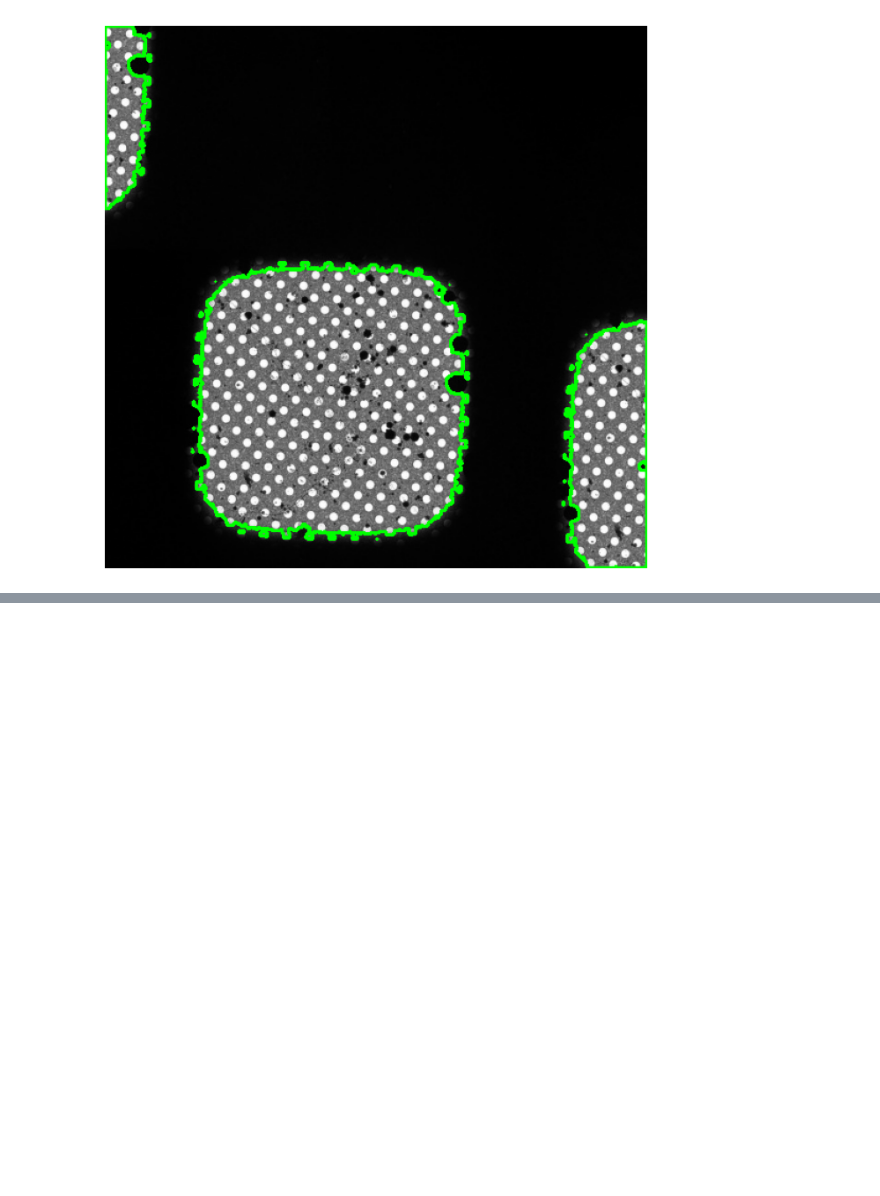
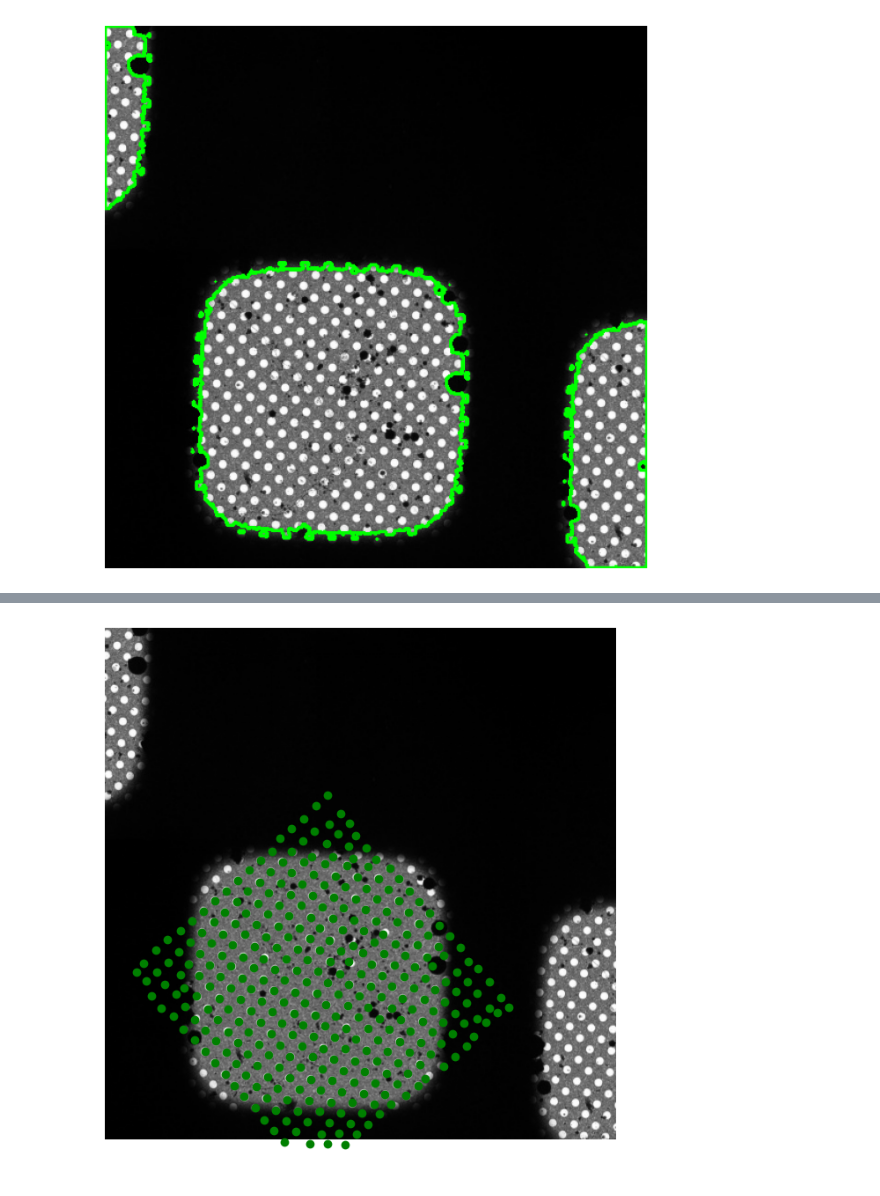
Before and after one commit to wyacurtis/gridhole, a Jupyter notebook: main.ipynb, the cells around one changed output, grey strips where cells are left out. Drawn from its saved outputs; the diff is of its cells as text; code cells hidden in the pictures; blank space fills up the shorter version.

```diff
--- a/main.ipynb
+++ b/main.ipynb
@@ -192,0 +405,52 @@ Options:
+# %%
+# Optimize aligned points
+window_size = 21  # Size of the cropping window
+hw = window_size // 2  # Half window size
+
+optimized_points = []
+for point in all_points:
+    x = int(round(point[0]))
+    y = int(round(point[1]))
+
+    # Crop image around points
+
+    x_start = max(x - hw, 0)
+    x_end = min(x + hw, img_t12.shape[1])
+    y_start = max(y - hw, 0)
+    y_end = min(y + hw, img_t12.shape[0])
+
+    crop = img_t12[y_start:y_end, x_start:x_end]
+    crop = cv2.normalize(crop, None, 0, 255, cv2.NORM_MINMAX)
+    t, thresh = cv2.threshold(crop, 0, 255, cv2.THRESH_BINARY + cv2.THRESH_OTSU)
+
+    contours, hierarchy = cv2.findContours(thresh, cv2.RETR_LIST, cv2.CHAIN_APPROX_NONE)
+
+    if contours:
+        #Filter out contours touching border
+        min_dist = float('inf')
+        for c in contours:
+            if border_contour(c, thresh):
+                continue
+            else:
+                current_dist = np.linalg.norm(np.mean(c, axis=0) - np.array([hw, hw]))
+            if current_dist > 5:
+                continue
+            elif current_dist < min_dist:
+                min_dist = current_dist
+
+                (x,y), radius = cv2.minEnclosingCircle(c)
+                shift = (np.array([x, y]) - np.array([hw, hw]))
+                best_contour = c
+
+        crop = cv2.cvtColor(crop, cv2.COLOR_GRAY2BGR)
+        circle_center = (int(hw + shift[0]), int(hw + shift[1]))
+
+        optimized_point = point + shift
+        optimized_points.append(optimized_point)
+
+        cv2.circle(crop, center=circle_center, radius=4, color=(255, 0, 0), thickness=1)
+        cv2.drawContours(crop, best_contour, -1, (0, 255, 0), thickness=1)
+
+display_image(img_t12, points=[optimized_points])
+# %% [output]
+[figure, added]
```
Also changed, not shown: parts of 18 cells of this notebook, 10 other files.
